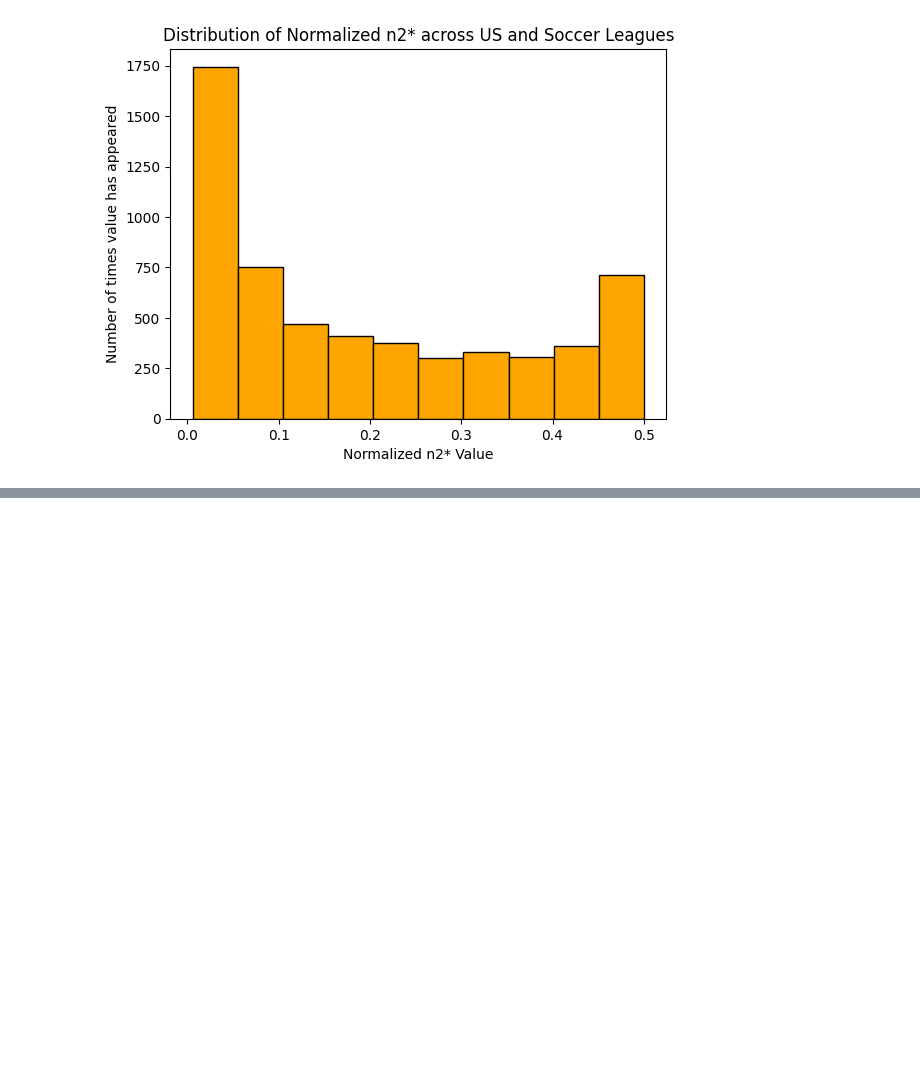
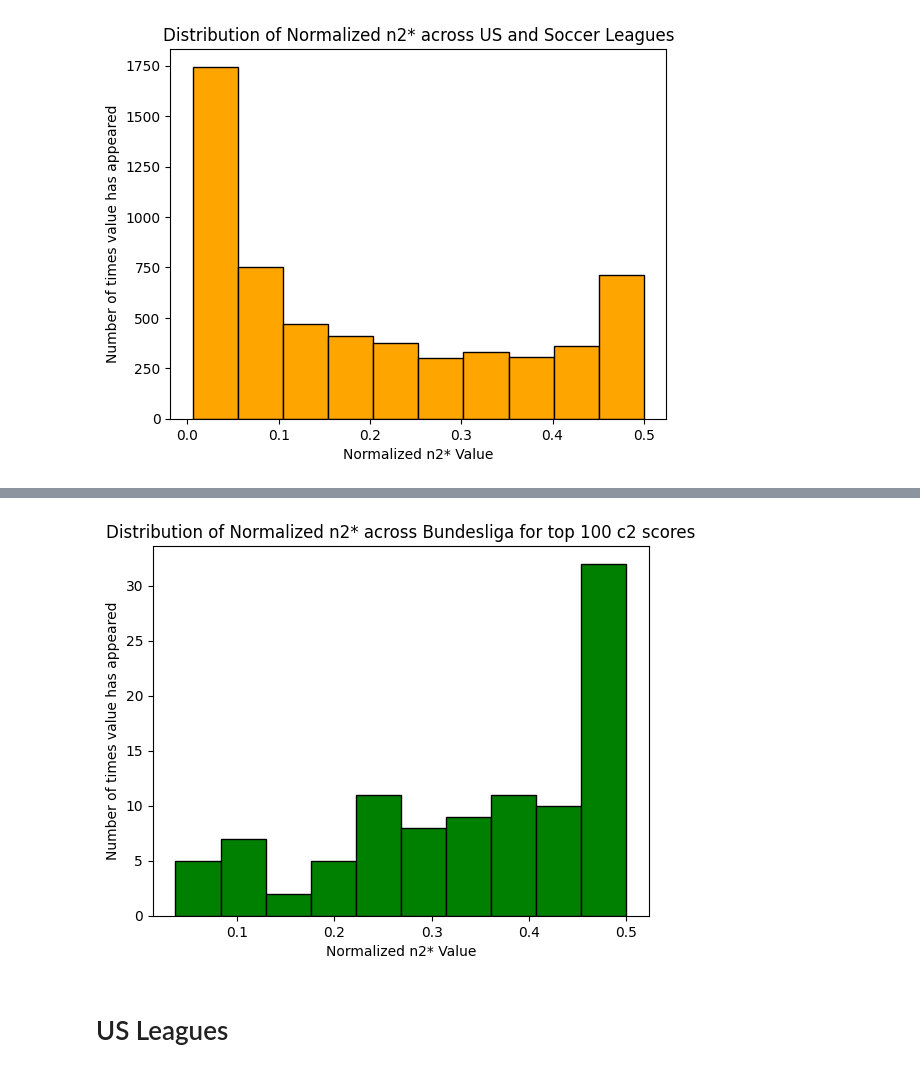
Before and after one commit to RyanRegalado/Win-Loss-Sequences-Sp2026, a Jupyter notebook: output/n2_star_analysis.ipynb, the cells around one changed output, grey strips where cells are left out. Saved outputs shown, nothing was run; the diff lists cells and outputs as text; code cells hidden in the pictures; blank space fills up the shorter version.

```diff
--- a/output/n2_star_analysis.ipynb
+++ b/output/n2_star_analysis.ipynb
@@ -795,0 +943,2 @@ plt.show()
+# %%
+Bundesliga_top100_c2 = bundesliga_soccer.nlargest(100, 'c2').reset_index(drop=True)
@@ -795,0 +973,10 @@ plt.show()
+# %%
+plt.hist(Bundesliga_top100_c2['normalized_n2*'],color='Green', edgecolor='black')
+plt.ylabel('Number of times value has appeared')
+plt.xlabel('Normalized n2* Value')
+plt.title('Distribution of Normalized n2* across Bundesliga for top 100 c2 scores')
+plt.show()
+# %% [output]
+[figure, added]
+# %% [markdown]
+# US Leagues
```
Also changed, not shown: parts of 38 cells of this notebook.
